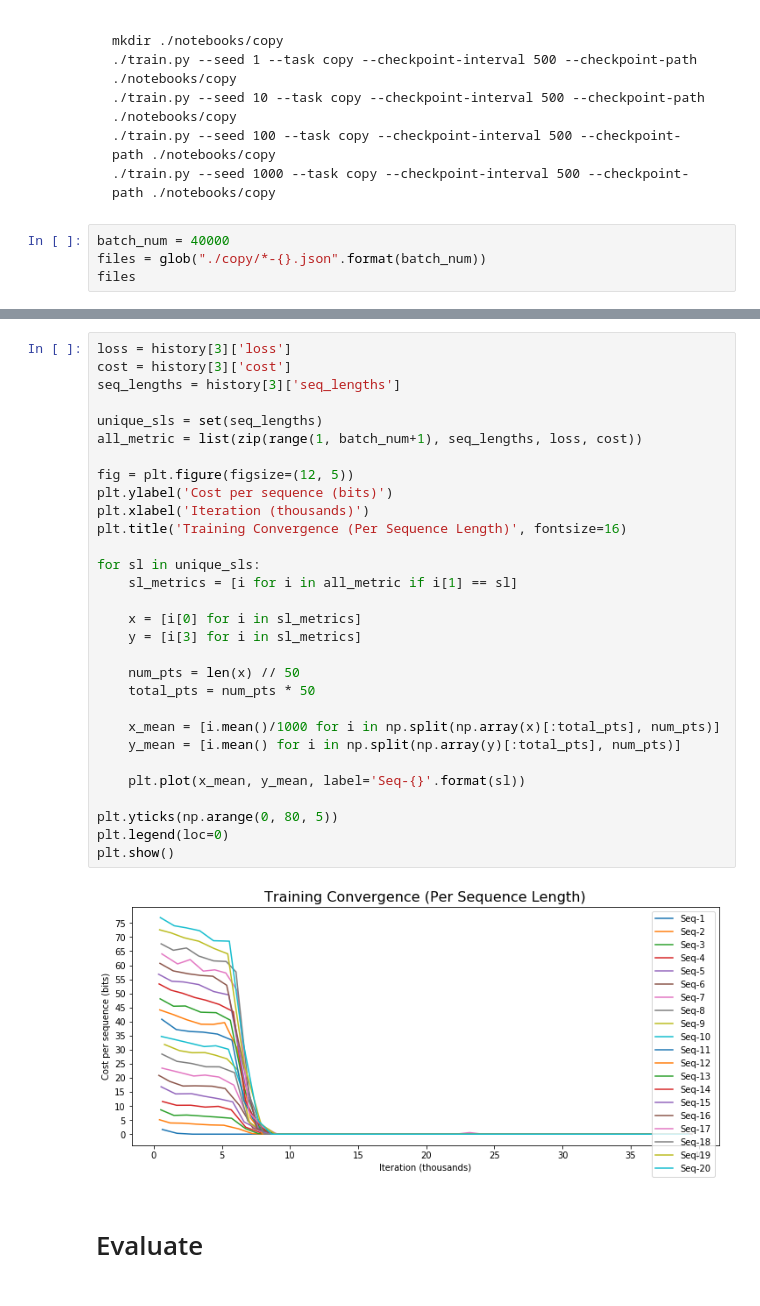
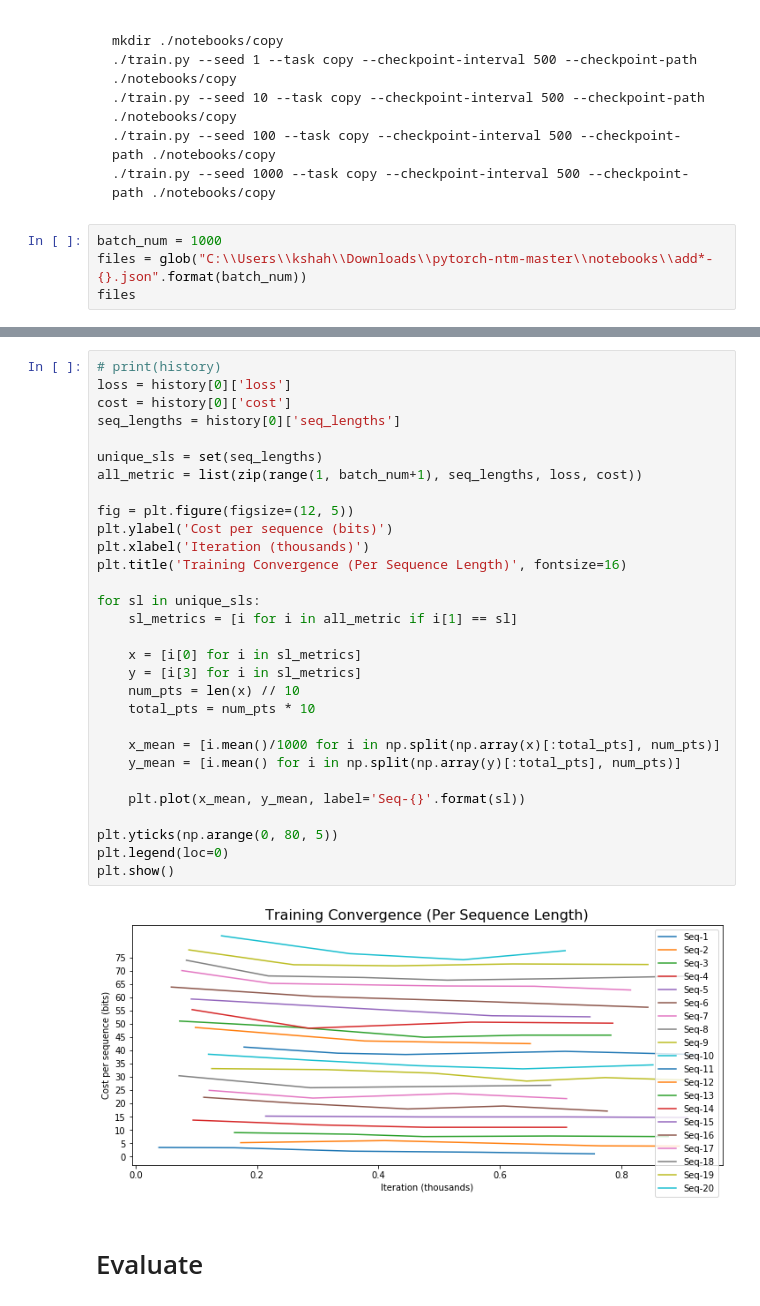
Before and after one commit to karancvshah/cis700_npl, a Jupyter notebook: pytorch-ntm-master/notebooks/copy-task-plots.ipynb, the cells around one changed output, grey strips where cells are left out. Drawn from its saved outputs; the diff is of its cells as text.

````diff
--- a/pytorch-ntm-master/notebooks/copy-task-plots.ipynb
+++ b/pytorch-ntm-master/notebooks/copy-task-plots.ipynb
@@ -25,7 +25,7 @@ mkdir ./notebooks/copy
 ./train.py --seed 1000 --task copy --checkpoint-interval 500 --checkpoint-path ./notebooks/copy
 ```
 # %%
-batch_num = 40000
-files = glob("./copy/*-{}.json".format(batch_num))
+batch_num = 1000
+files = glob("C:\\Users\\kshah\\Downloads\\pytorch-ntm-master\\notebooks\\add*-{}.json".format(batch_num))
 files
 # %% [output]
@@ -83,35 +80,35 @@ plt.show()
 # %%
-loss = history[3]['loss']
-cost = history[3]['cost']
-seq_lengths = history[3]['seq_lengths']
+# print(history)
+loss = history[0]['loss']
+cost = history[0]['cost']
+seq_lengths = history[0]['seq_lengths']
 
 unique_sls = set(seq_lengths)
 all_metric = list(zip(range(1, batch_num+1), seq_lengths, loss, cost))
 
 fig = plt.figure(figsize=(12, 5))
 plt.ylabel('Cost per sequence (bits)')
 plt.xlabel('Iteration (thousands)')
 plt.title('Training Convergence (Per Sequence Length)', fontsize=16)
 
 for sl in unique_sls:
     sl_metrics = [i for i in all_metric if i[1] == sl]
 
     x = [i[0] for i in sl_metrics]
     y = [i[3] for i in sl_metrics]
-
-    num_pts = len(x) // 50
-    total_pts = num_pts * 50
+    num_pts = len(x) // 10
+    total_pts = num_pts * 10
 
     x_mean = [i.mean()/1000 for i in np.split(np.array(x)[:total_pts], num_pts)]
     y_mean = [i.mean() for i in np.split(np.array(y)[:total_pts], num_pts)]
 
     plt.plot(x_mean, y_mean, label='Seq-{}'.format(sl))
 
 plt.yticks(np.arange(0, 80, 5))
 plt.legend(loc=0)
 plt.show()
 # %% [output]
-[figure, old version]
+[figure, new version]
 # %% [markdown]
 # Evaluate
 # %%
````
Also changed, not shown: parts of 10 cells of this notebook.
